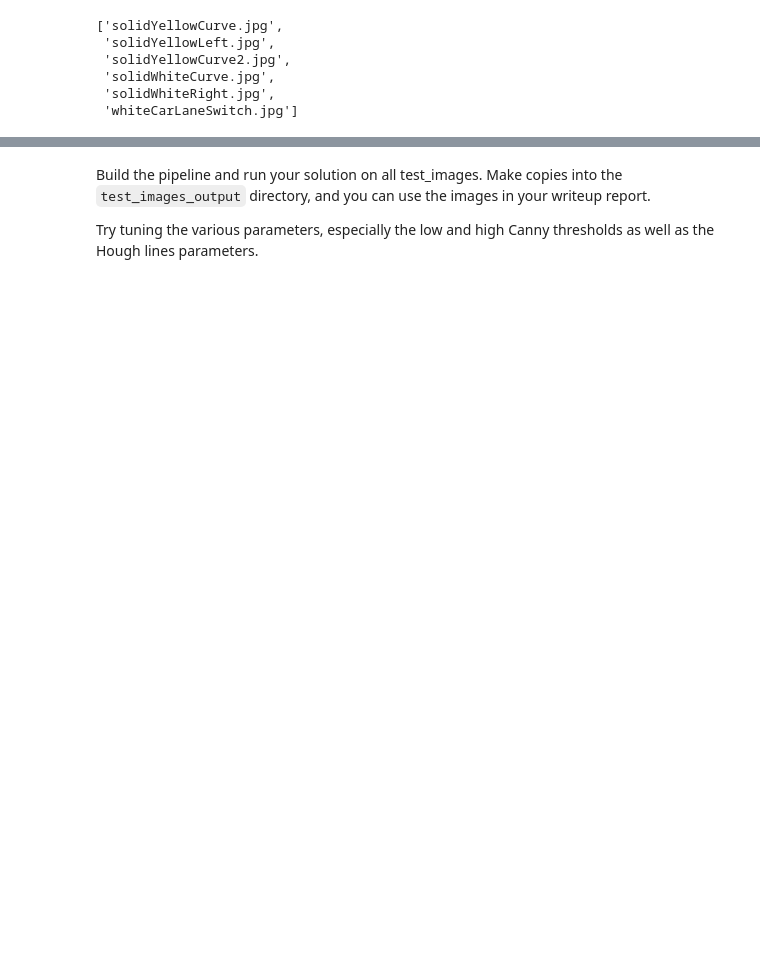
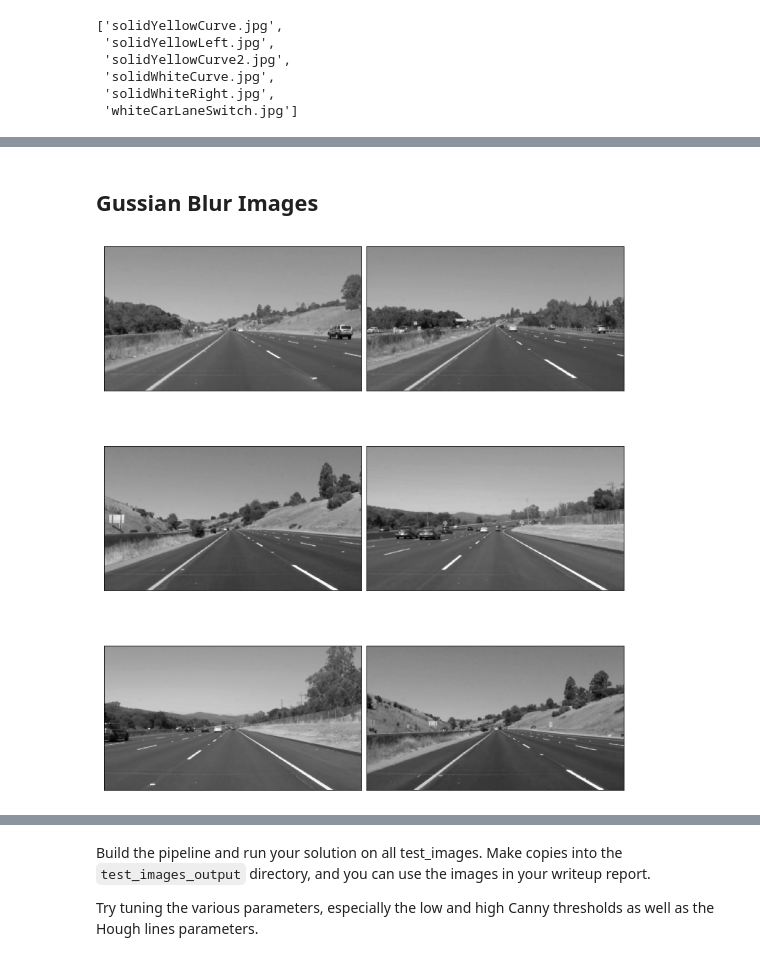
Before and after one commit to joshwadd/Lane-Line-Identification, a Jupyter notebook: Lane-Line-identification.ipynb, the cells around one changed output, grey strips where cells are left out. Cells and saved outputs as stored; diff of their text form; code cells hidden in the pictures; blank space fills up the shorter version.

```diff
--- a/Lane-Line-identification.ipynb
+++ b/Lane-Line-identification.ipynb
@@ -283,0 +121,11 @@ os.listdir("test_images/")
+# %% [markdown]
+## Gussian Blur Images
+# %%
+def gaussian_blur(img, kernel_size=5):
+    """Applies a Gaussian Noise kernel"""
+    return cv2.GaussianBlur(img, (kernel_size, kernel_size), 0)
+
+gussian_blur_img = list(map(gaussian_blur, gray_scale_images))
+show_images(gussian_blur_img, cols = 2, save=True, title='Gaussian_blur')
+# %% [output]
+[figure, added]
```
Also changed, not shown: parts of 36 cells of this notebook.
